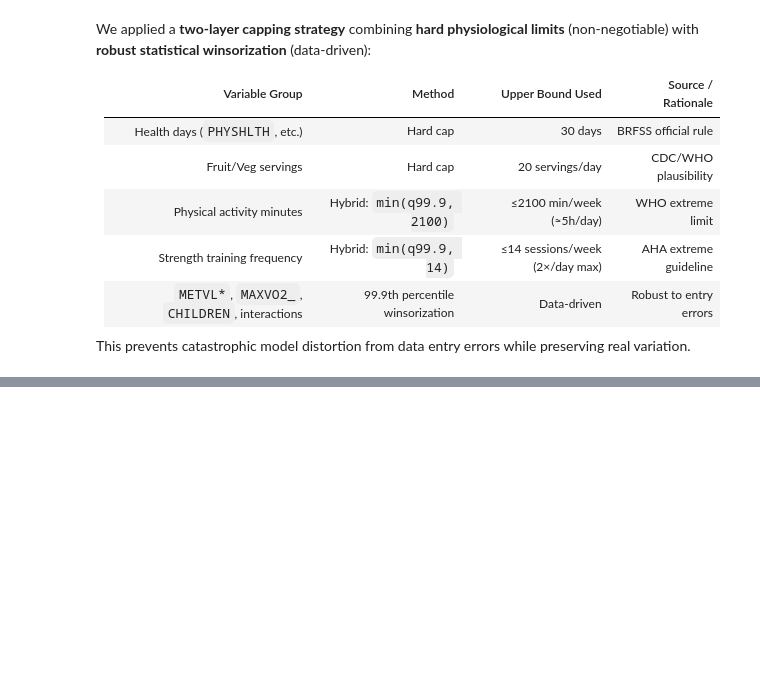
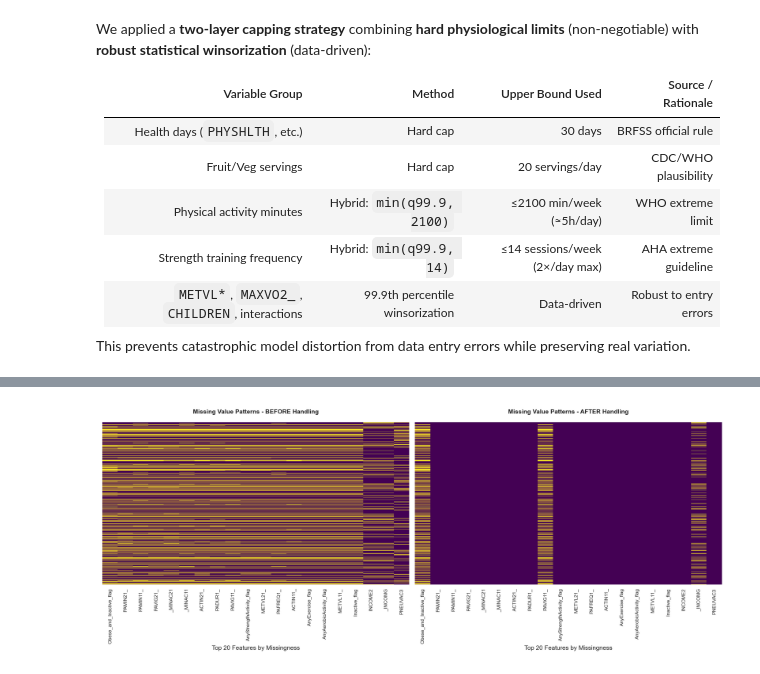
Before and after one commit to thuhang012/DataPrepPrj, a Jupyter notebook: notebooks/04_feature_engineering.ipynb, the cells around one changed output, grey strips where cells are left out. Cells and saved outputs as stored; diff of their text form; code cells hidden in the pictures; blank space fills up the shorter version.

Commit message:
update chart to main (forgot)

```diff
--- a/notebooks/04_feature_engineering.ipynb
+++ b/notebooks/04_feature_engineering.ipynb
@@ -1242,0 +1342,40 @@ Final clean shape: 437,514 × 138 columns
+# %%
+def plot_missing_comparison(df_before, df_after, title="Missing Value Patterns"):
+    """Compare missing patterns before/after handling"""
+    fig, (ax1, ax2) = plt.subplots(1, 2, figsize=(20, 8))
+
+    # Calculate missing percentages
+    missing_before = df_before.isna().mean() * 100
+    missing_after = df_after.isna().mean() * 100
+
+    # Plot top 20 variables with highest missingness
+    top_vars = missing_before.sort_values(ascending=False).index[:20]
+
+    # Before handling
+    sns.heatmap(
+        df_before[top_vars].isna(),
+        cbar=False,
+        cmap='viridis',
+        yticklabels=False,
+        ax=ax1
+    )
+    ax1.set_title(f'{title} - BEFORE Handling', fontsize=14, fontweight='bold')
+    ax1.set_xlabel('Top 20 Features by Missingness')
+
+    # After handling
+    sns.heatmap(
+        df_after[top_vars].isna(),
+        cbar=False,
+        cmap='viridis',
+        yticklabels=False,
+        ax=ax2
+    )
+    ax2.set_title(f'{title} - AFTER Handling', fontsize=14, fontweight='bold')
+    ax2.set_xlabel('Top 20 Features by Missingness')
+
+    plt.tight_layout()
+    plt.show()
+
+plot_missing_comparison(df_fe, df_final)
+# %% [output]
+[figure, added]
```
Also changed, not shown: parts of 30 cells of this notebook.
